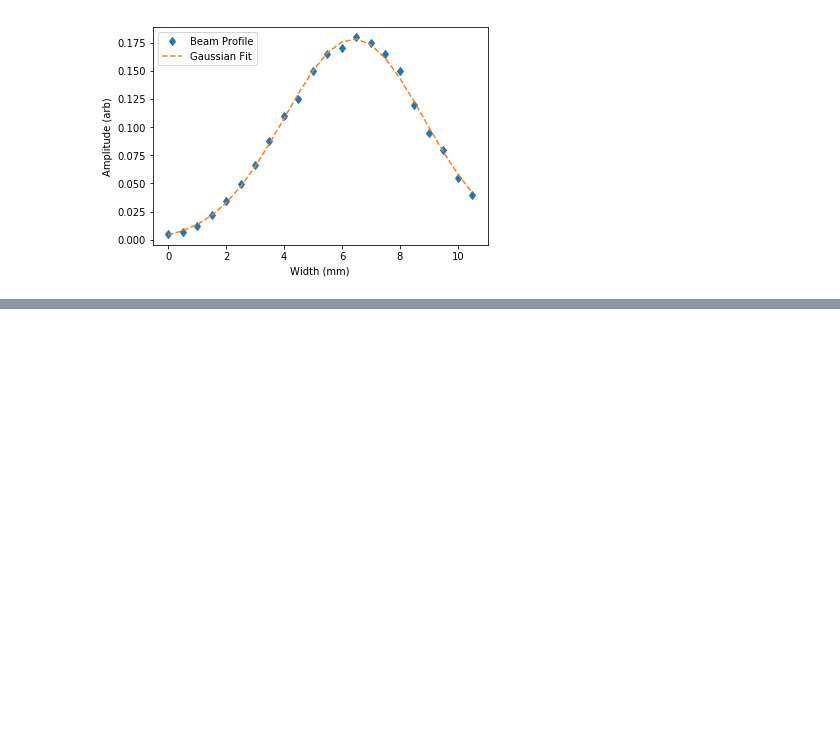
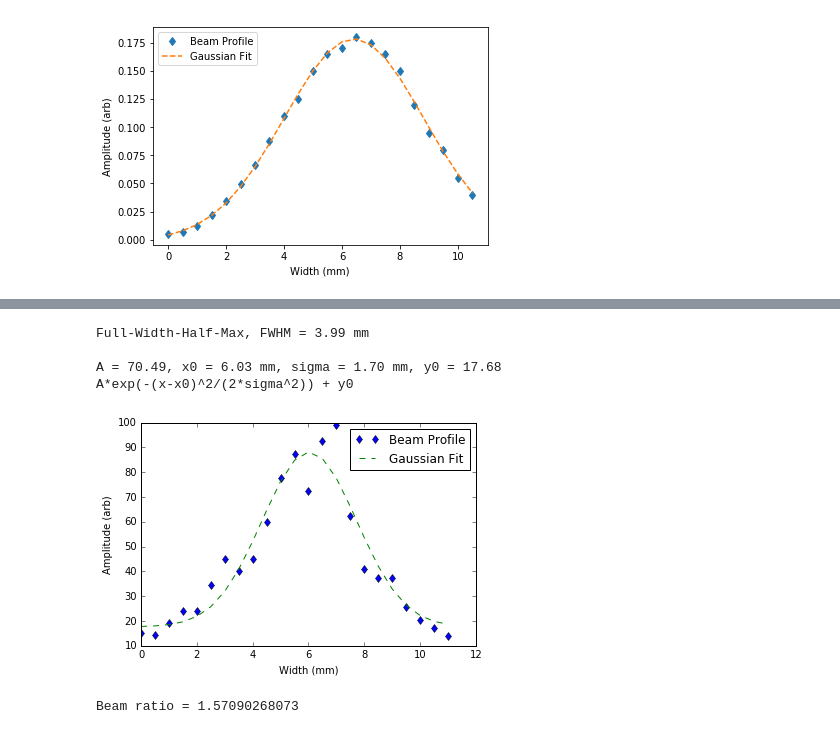
Before and after one commit to crhunt/Razorblade-Beam-Profile, a Jupyter notebook: Razorblade Beam Profile.ipynb, the cells around one changed output, grey strips where cells are left out. Drawn from its saved outputs; the diff is of its cells as text; code cells hidden in the pictures; blank space fills up the shorter version.

```diff
--- a/Razorblade Beam Profile.ipynb
+++ b/Razorblade Beam Profile.ipynb
@@ -81,0 +93,15 @@ A*exp(-(x-x0)^2/(2*sigma^2)) + y0
+# %%
+# 02/09/2018
+# Razor blade after THz/sampling B/S
+# Power meter located before THz pump entry to THz box; integrated power in mW
+ydata = np.array([1000,986,966,945,915,870,840,788,715,590,530,445,355,290,235,200,155,110,86,62,38,24,9])
+xgauss, ygauss, yfit, coeff = getprofile(ydata,0.5)
+plotprofile(xgauss,ygauss,yfit)
+print('Beam ratio = %s' % str(coeff[2]/1.08))
+# %% [output]
+Full-Width-Half-Max, FWHM = 3.99 mm
+
+A = 70.49, x0 = 6.03 mm, sigma = 1.70 mm, y0 = 17.68
+A*exp(-(x-x0)^2/(2*sigma^2)) + y0
+[figure, added]
+Beam ratio = 1.57090268073
```
Also changed, not shown: parts of 39 cells of this notebook.
